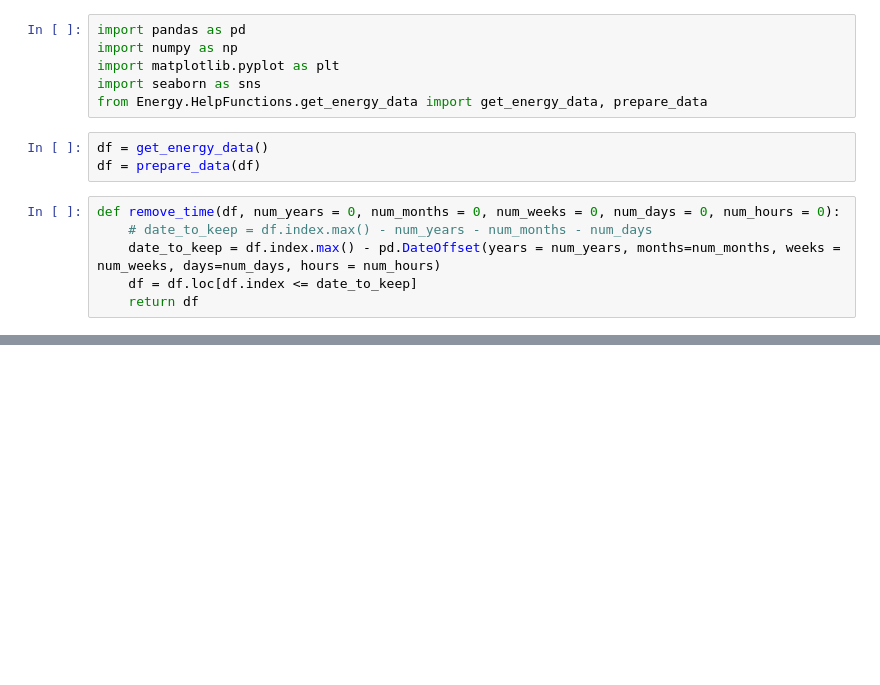
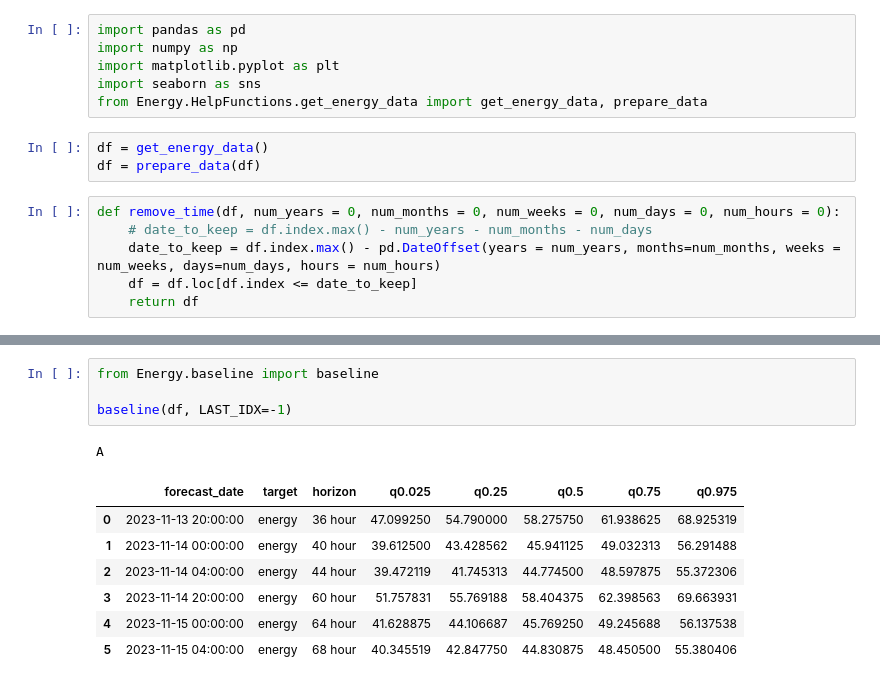
Before and after one commit to EliasKng/PTSFC, a Jupyter notebook: Energy/cross_validation.ipynb, the cells around one changed output, grey strips where cells are left out. Drawn from its saved outputs; the diff is of its cells as text; blank space fills up the shorter version.

Commit message:
Add baseline.py: Runs baseline model in one function

```diff
--- a/Energy/cross_validation.ipynb
+++ b/Energy/cross_validation.ipynb
@@ -48,0 +33,13 @@ df
+# %%
+from Energy.baseline import baseline
+
+baseline(df, LAST_IDX=-1)
+# %% [output]
+A
+|  | forecast_date | target | horizon | q0.025 | q0.25 | q0.5 | q0.75 | q0.975 |
+| 0 | 2023-11-13 20:00:00 | energy | 36 hour | 47.099250 | 54.790000 | 58.275750 | 61.938625 | 68.925319 |
+| 1 | 2023-11-14 00:00:00 | energy | 40 hour | 39.612500 | 43.428562 | 45.941125 | 49.032313 | 56.291488 |
+| 2 | 2023-11-14 04:00:00 | energy | 44 hour | 39.472119 | 41.745313 | 44.774500 | 48.597875 | 55.372306 |
+| 3 | 2023-11-14 20:00:00 | energy | 60 hour | 51.757831 | 55.769188 | 58.404375 | 62.398563 | 69.663931 |
+| 4 | 2023-11-15 00:00:00 | energy | 64 hour | 41.628875 | 44.106687 | 45.769250 | 49.245688 | 56.137538 |
+| 5 | 2023-11-15 04:00:00 | energy | 68 hour | 40.345519 | 42.847750 | 44.830875 | 48.450500 | 55.380406 |
```
Also changed, not shown: parts of 2 cells of this notebook, 2 other files.
